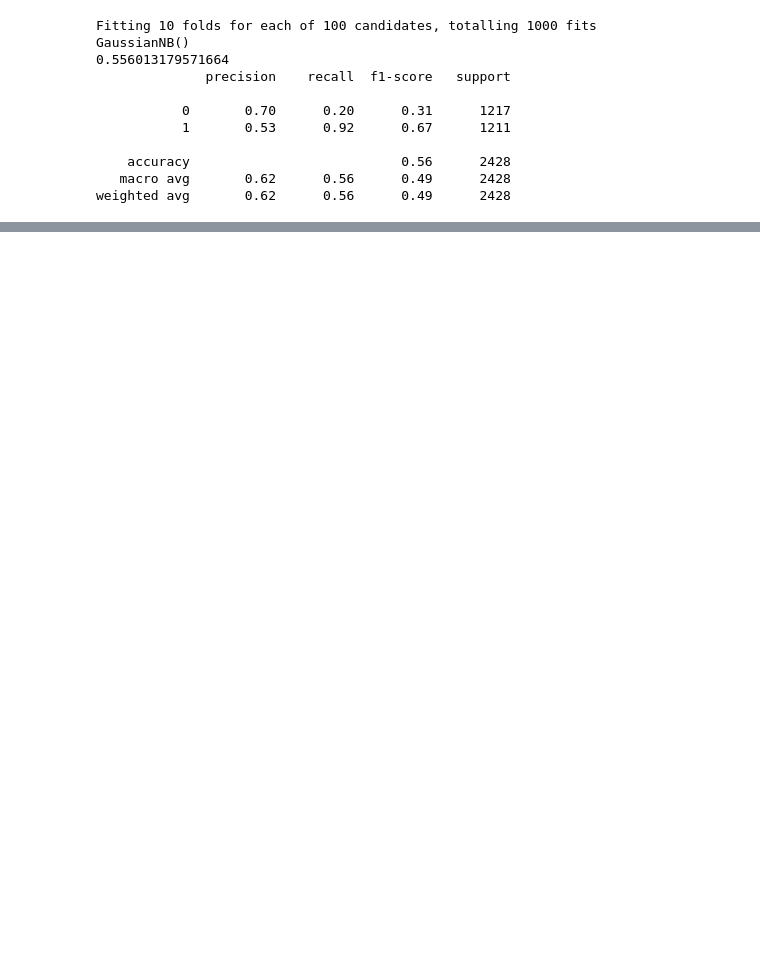
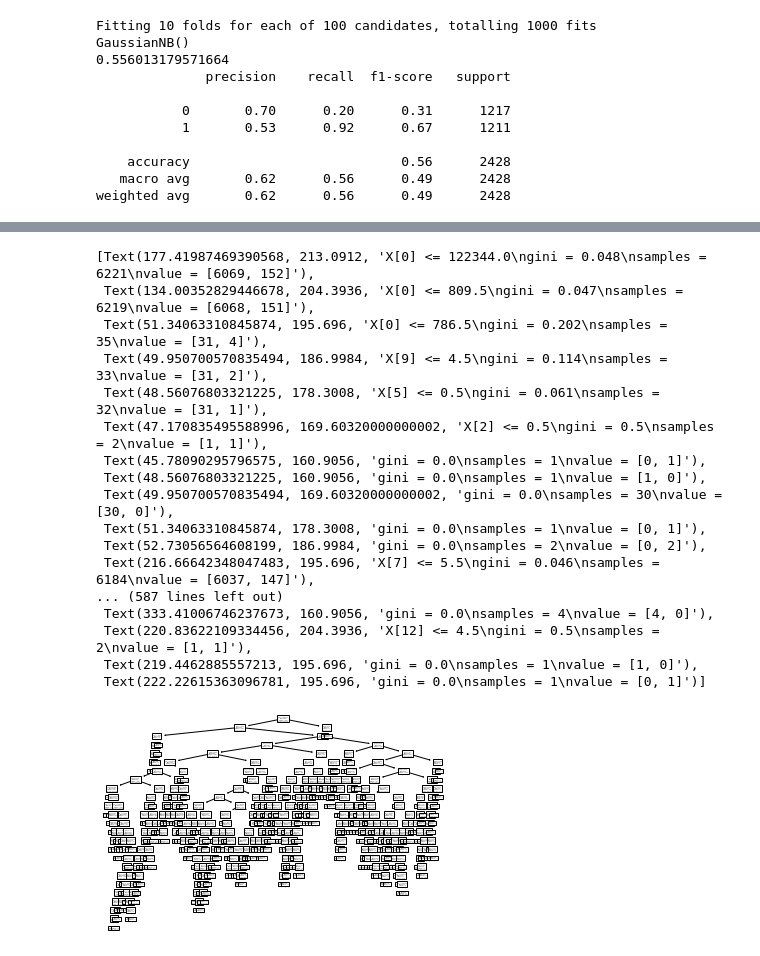
Before and after one commit to Chomchanok/Term_Project, a Jupyter notebook: model.ipynb, the cells around one changed output, grey strips where cells are left out. Saved outputs shown, nothing was run; the diff lists cells and outputs as text; code cells hidden in the pictures; blank space fills up the shorter version.

Commit message:
adding decision tree model

```diff
--- a/model.ipynb
+++ b/model.ipynb
@@ -140,0 +149,5 @@ print(model.score(X_test, y_test))
+# %%
+modelClf = DecisionTreeClassifier().fit(dataX, dataY)
+for i,j in enumerate(dataX):
+  score_f = modelClf.feature_importances_
+  print(j, '= ', score_f[i])
@@ -140,0 +175,21 @@ print(model.score(X_test, y_test))
+# %%
+tree.plot_tree(modelClf)
+# %% [output]
+[Text(177.41987469390568, 213.0912, 'X[0] <= 122344.0\ngini = 0.048\nsamples = 6221\nvalue = [6069, 152]'),
+ Text(134.00352829446678, 204.3936, 'X[0] <= 809.5\ngini = 0.047\nsamples = 6219\nvalue = [6068, 151]'),
+ Text(51.34063310845874, 195.696, 'X[0] <= 786.5\ngini = 0.202\nsamples = 35\nvalue = [31, 4]'),
+ Text(49.950700570835494, 186.9984, 'X[9] <= 4.5\ngini = 0.114\nsamples = 33\nvalue = [31, 2]'),
+ Text(48.56076803321225, 178.3008, 'X[5] <= 0.5\ngini = 0.061\nsamples = 32\nvalue = [31, 1]'),
+ Text(47.170835495588996, 169.60320000000002, 'X[2] <= 0.5\ngini = 0.5\nsamples = 2\nvalue = [1, 1]'),
+ Text(45.78090295796575, 160.9056, 'gini = 0.0\nsamples = 1\nvalue = [0, 1]'),
+ Text(48.56076803321225, 160.9056, 'gini = 0.0\nsamples = 1\nvalue = [1, 0]'),
+ Text(49.950700570835494, 169.60320000000002, 'gini = 0.0\nsamples = 30\nvalue = [30, 0]'),
+ Text(51.34063310845874, 178.3008, 'gini = 0.0\nsamples = 1\nvalue = [0, 1]'),
+ Text(52.73056564608199, 186.9984, 'gini = 0.0\nsamples = 2\nvalue = [0, 2]'),
+ Text(216.66642348047483, 195.696, 'X[7] <= 5.5\ngini = 0.046\nsamples = 6184\nvalue = [6037, 147]'),
+... (587 lines left out)
+ Text(333.41006746237673, 160.9056, 'gini = 0.0\nsamples = 4\nvalue = [4, 0]'),
+ Text(220.83622109334456, 204.3936, 'X[12] <= 4.5\ngini = 0.5\nsamples = 2\nvalue = [1, 1]'),
+ Text(219.4462885557213, 195.696, 'gini = 0.0\nsamples = 1\nvalue = [1, 0]'),
+ Text(222.22615363096781, 195.696, 'gini = 0.0\nsamples = 1\nvalue = [0, 1]')]
+[figure, added]
```
Also changed, not shown: parts of 8 cells of this notebook.
